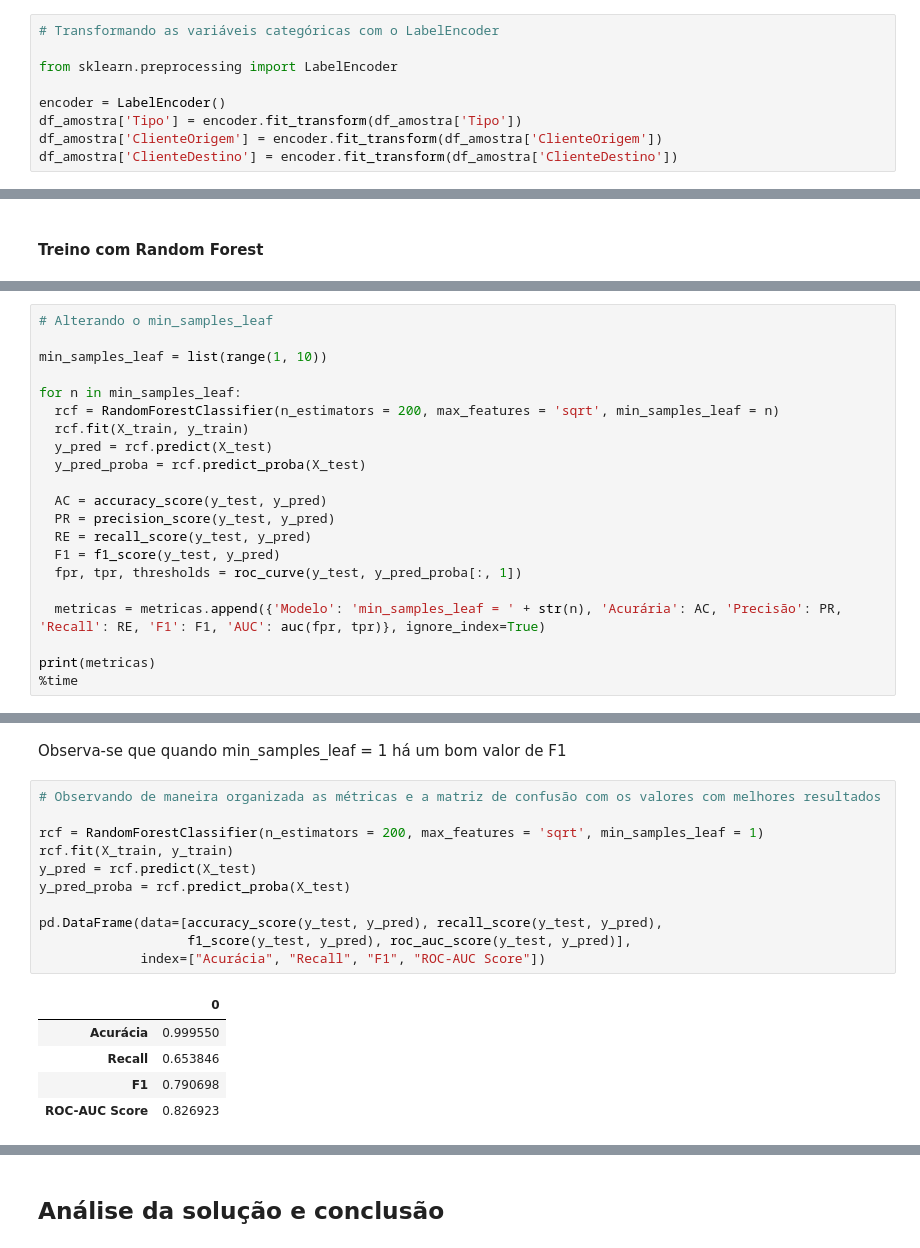
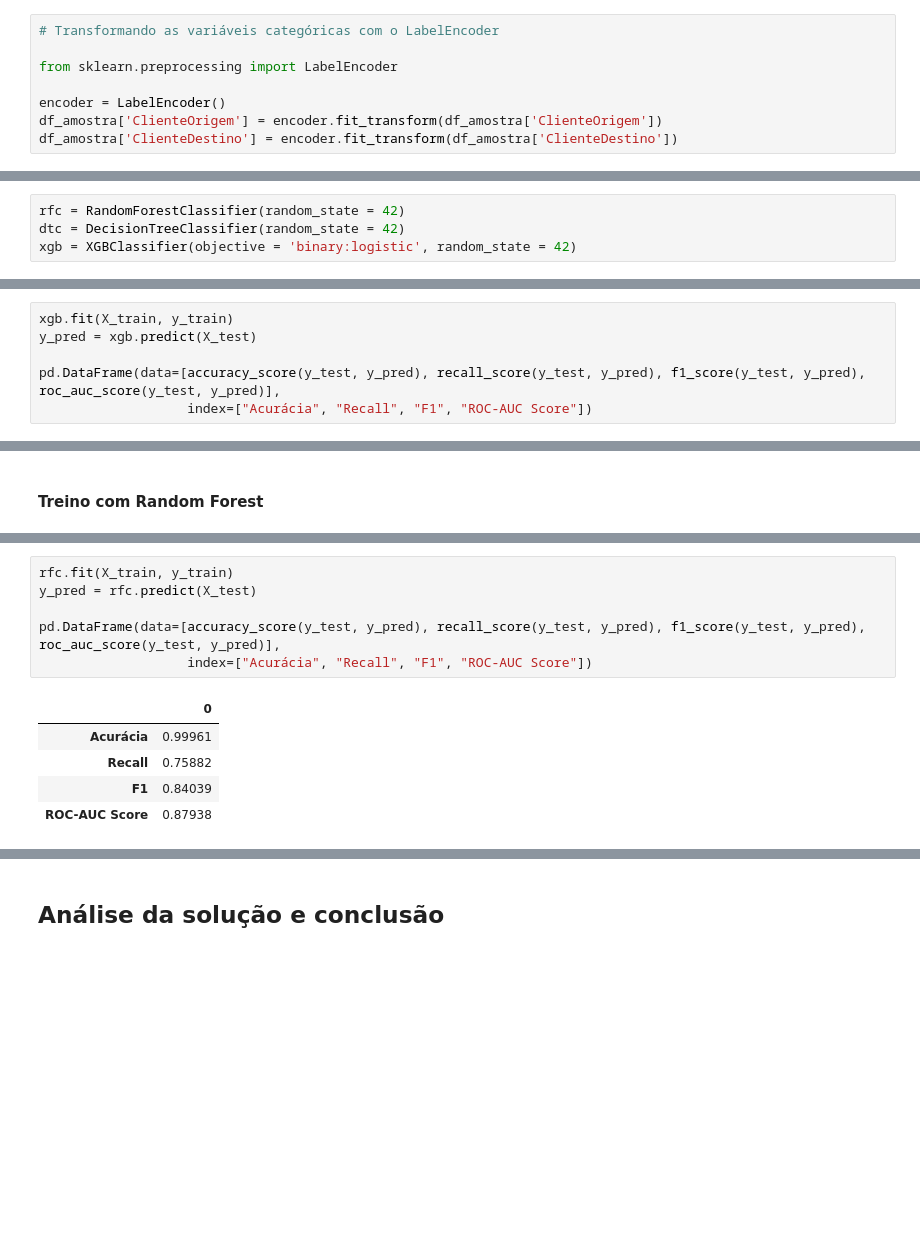
Before and after one commit to nialefs/Desafio-de-classificacao-Tera, a Jupyter notebook: Desafio de classificação.ipynb, the cells around one changed output, grey strips where cells are left out. Drawn from its saved outputs; the diff is of its cells as text; blank space fills up the shorter version.

```diff
--- a/Desafio de classificação.ipynb
+++ b/Desafio de classificação.ipynb
@@ -173,6 +284,5 @@ cat_columns
 from sklearn.preprocessing import LabelEncoder
 
 encoder = LabelEncoder()
-df_amostra['Tipo'] = encoder.fit_transform(df_amostra['Tipo'])
 df_amostra['ClienteOrigem'] = encoder.fit_transform(df_amostra['ClienteOrigem'])
 df_amostra['ClienteDestino'] = encoder.fit_transform(df_amostra['ClienteDestino'])
@@ -284,0 +395,4 @@ from sklearn.metrics import confusion_matrix, ConfusionMatrixDisplay, classifica
+# %%
+rfc = RandomForestClassifier(random_state = 42)
+dtc = DecisionTreeClassifier(random_state = 42)
+xgb = XGBClassifier(objective = 'binary:logistic', random_state = 42)
@@ -284,0 +422,6 @@ from sklearn.metrics import confusion_matrix, ConfusionMatrixDisplay, classifica
+# %%
+xgb.fit(X_train, y_train)
+y_pred = xgb.predict(X_test)
+
+pd.DataFrame(data=[accuracy_score(y_test, y_pred), recall_score(y_test, y_pred), f1_score(y_test, y_pred), roc_auc_score(y_test, y_pred)],
+                   index=["Acurácia", "Recall", "F1", "ROC-AUC Score"])
@@ -403,21 +442,0 @@ O valor padrão sqrt se mostrou com o melhor resultado de max_features. Os teste
-# %%
-# Alterando o min_samples_leaf
-
-min_samples_leaf = list(range(1, 10))
-
-for n in min_samples_leaf:
-  rcf = RandomForestClassifier(n_estimators = 200, max_features = 'sqrt', min_samples_leaf = n)
-  rcf.fit(X_train, y_train)
-  y_pred = rcf.predict(X_test)
-  y_pred_proba = rcf.predict_proba(X_test)
-
-  AC = accuracy_score(y_test, y_pred)
-  PR = precision_score(y_test, y_pred)
-  RE = recall_score(y_test, y_pred)
-  F1 = f1_score(y_test, y_pred)
-  fpr, tpr, thresholds = roc_curve(y_test, y_pred_proba[:, 1])
-
-  metricas = metricas.append({'Modelo': 'min_samples_leaf = ' + str(n), 'Acurária': AC, 'Precisão': PR, 'Recall': RE, 'F1': F1, 'AUC': auc(fpr, tpr)}, ignore_index=True)
-
-print(metricas)
-%time
@@ -442,21 +443,14 @@ Wall time: 0 ns
-# %% [markdown]
-Observa-se que quando min_samples_leaf = 1 há um bom valor de F1
 # %%
-# Observando de maneira organizada as métricas e a matriz de confusão com os valores com melhores resultados
+rfc.fit(X_train, y_train)
+y_pred = rfc.predict(X_test)
 
-rcf = RandomForestClassifier(n_estimators = 200, max_features = 'sqrt', min_samples_leaf = 1)
-rcf.fit(X_train, y_train)
-y_pred = rcf.predict(X_test)
-y_pred_proba = rcf.predict_proba(X_test)
-
-pd.DataFrame(data=[accuracy_score(y_test, y_pred), recall_score(y_test, y_pred),
-                   f1_score(y_test, y_pred), roc_auc_score(y_test, y_pred)],
-             index=["Acurácia", "Recall", "F1", "ROC-AUC Score"])
+pd.DataFrame(data=[accuracy_score(y_test, y_pred), recall_score(y_test, y_pred), f1_score(y_test, y_pred), roc_auc_score(y_test, y_pred)],
+                   index=["Acurácia", "Recall", "F1", "ROC-AUC Score"])
 # %% [output]
 |  | 0 |
-| Acurácia | 0.999550 |
-| Recall | 0.653846 |
-| F1 | 0.790698 |
-| ROC-AUC Score | 0.826923 |
+| Acurácia | 0.99961 |
+| Recall | 0.75882 |
+| F1 | 0.84039 |
+| ROC-AUC Score | 0.87938 |
 # %%
 cnf_matrix = confusion_matrix(y_test, y_pred)
```
Also changed, not shown: parts of 75 cells of this notebook, 1 other file.
